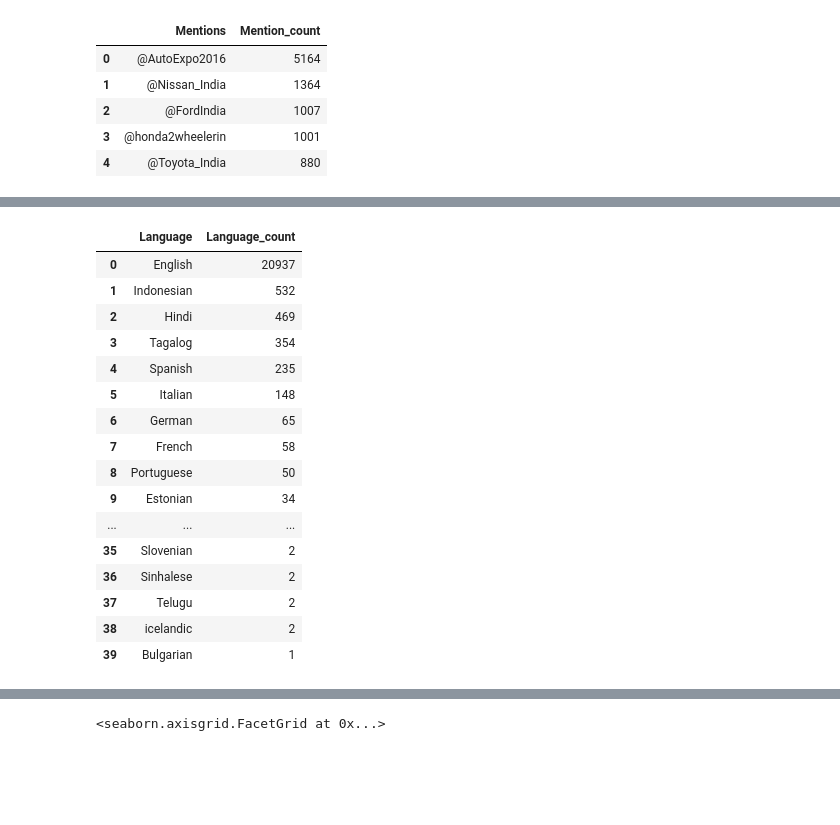
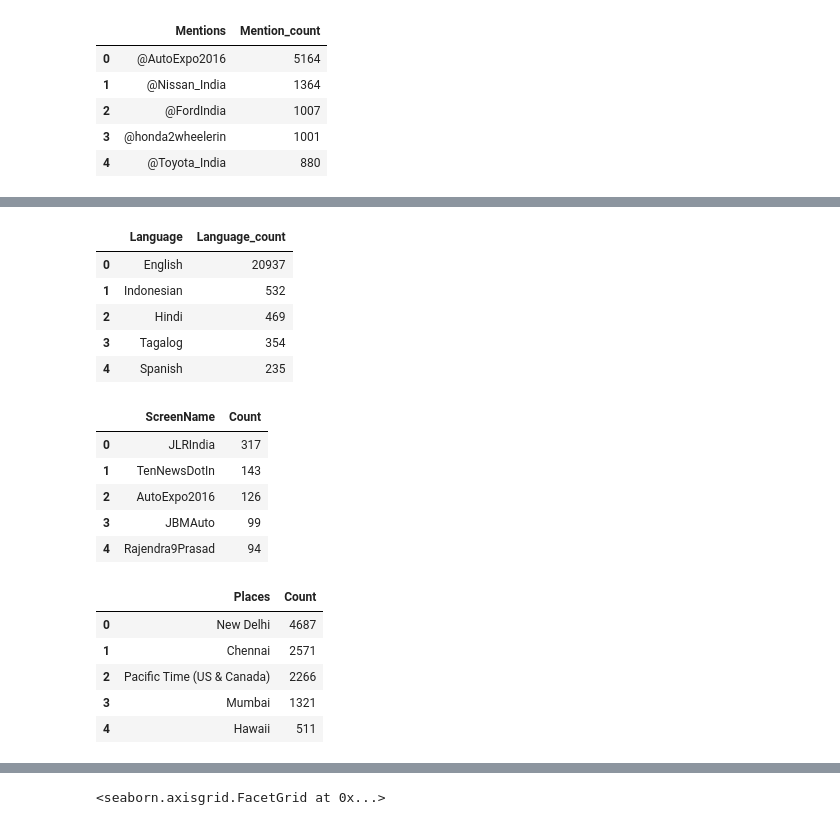
Before and after one commit to hsdua2304/Auto-Expo-Analysis-2016, a Jupyter notebook: Auto Expo Analysis 2016.ipynb, the cells around one changed output, grey strips where cells are left out. Saved outputs shown, nothing was run; the diff lists cells and outputs as text; code cells hidden in the pictures; blank space fills up the shorter version.

```diff
--- a/Auto Expo Analysis 2016.ipynb
+++ b/Auto Expo Analysis 2016.ipynb
@@ -59,8 +60,8 @@ sns.set_style('whitegrid')
 ### Total Number of tweets and sample tweets
 # %%
 tweets = []
-tweets_file = open('tweets.json', 'r',encoding='utf-8')
-for line in tweets_file:
+f = open('tweets.json', 'r',encoding='utf-8')
+for line in f:
     try:
         tweet = json.loads(line)
         tweets.append(tweet)
@@ -68,7 +69,7 @@ for line in tweets_file:
         continue
 
 print('Sample Tweet in JSON Format : \n')
-print(json.dumps(tweets[1:2],indent=4))
+print(json.dumps(tweets[1:2],indent=2))
 # %% [output]
 Sample Tweet in JSON Format :
 
@@ -114,7 +157,7 @@ RT @AutoExpo2016: It's raining celebrities at #AETMS16! #Spotted the dashing @An
 emoticons_str = r"""
     (?:
         [:=;] # Eyes
-        [oO\-]? # Nose (optional)
+        [oO\-]? # Nose
         [D\)\]\(\]/\\OpP] # Mouth
     )"""
 
@@ -131,11 +174,13 @@ regex_str = [
     r'(?:\S)' # anything else
 ]
 
+
 tokens_re = re.compile(r'('+'|'.join(regex_str)+')', re.VERBOSE | re.IGNORECASE)
 emoticon_re = re.compile(r'^'+emoticons_str+'$', re.VERBOSE | re.IGNORECASE)
 
 def tokenize(s):
-    return tokens_re.findall(s)
+    mess =  re.sub(r'\w+:\/{2}[\d\w-]+(\.[\d\w-]+)*(?:(?:\/[^\s/]*))*', '', s)
+    return tokens_re.findall(mess)
 
 def preprocess(s, lowercase=False):
     tokens = tokenize(s)
@@ -143,6 +188,8 @@ def preprocess(s, lowercase=False):
         tokens = [token if emoticon_re.search(token) else token.lower() for token in tokens]
     return tokens
 
+
+
 tweet = "RT @PressPlayTVapp: Get all action from @AutoExpo2016  on #PressPlay! Download the App Now: https://t.co/WIEt5hbRZ5 #automobile #AETMS16 ht…"
 
 print('Tweet after preprocessing : \n')
@@ -160,12 +207,20 @@ import string
 punctuation = ['!', '"', '#', '$', '%', '&', "'", '(', ')', '*', '+', ',', '-', '.', '/', ':', ';',
                '<', '=', '>', '?', '@', '[', '\\', ']', '^', '_', '`', '{', '|', '}', '~']
 
-hindiwords = nltk.corpus.indian.words('hindi.pos')
-
-stop = stopwords.words('english') + punctuation + ['RT', 'via','#AETMS2016','#AutoExpo2016','Auto','Expo','2016','amp','The','\xa0','…','https']
+stop = stopwords.words('english') #removing stopwords
+hashtags = [i for i in freq_df['Hashtags'] if i != None] #removing hashtags
+mentions = [i for i in freq_df['Mentions'] if i != None] #removing mentions
+#stop contains all the stopwords
+stop += punctuation + ['RT', 'via','#AETMS2016','#AutoExpo2016','amp','The','\xa0','…','https','\x85']
+#clean is list consisting stopwords along with hashtags and mentions
+clean = stop + hashtags + mentions
 # %%
-tweet = "RT @PressPlayTVapp: Get all action from @AutoExpo2016  on #PressPlay! Download the App Now: https://t.co/WIEt5hbRZ5 #automobile #AETMS16 ht…"
-after_stop = [term for term in preprocess(tweet) if term not in stop]
+#preprocess function
+def text_preprocess(message):
+    return [term for term in preprocess(str(message)) if term not in clean]
+
+tweet = "RT @bmwindia: The young generation loves them too! #FutureOfLuxury #AutoExpo2016 "
+after_stop = [term for term in text_preprocess(tweet) if term not in clean]
 print('Tweets before preprocessing : \n')
 print(tweet)
 print('\nTweets after preprocessing : \n')
@@ -257,28 +345,37 @@ termOnly_df.head()
 # %%
+#mapping fullnames of languages to their keys
+
 lang_map  ={'ar':'Arabic','bg':'Bulgarian','bn':'Bengali','cs':'czech','cy':'Welsh','da':'Danish','de':'German','el':'Greek',
             'en':'English','es':'Spanish','et':'Estonian','fi':'Finish','fr':'French','gu':'Gujrati','hi':'Hindi','ht':'Haitian Creole',
            'in':'Indonesian','is':'icelandic','it':'Italian','ja':'Japenese','kn':'Kannada','lt': 'Lithuanian','lv': 'Latvian',
             'ml': 'Malayalam','mr': 'Marathi','ne': 'Nepali','nl': 'Dutch','no': 'Norwegian','pa': 'Punjabi','pl': 'Polish',
             'pt': 'Portuguese','ro': 'Romanian','ru': 'Russian','si': 'Sinhalese','sl': 'Slovenian','sv': 'Swedish','ta': 'Tamil',
             'te': 'Telugu','tl': 'Tagalog','tr': 'Turkish'}
 lang_df['Language'] = lang_df['Language'].map(lang_map)
-lang_df
+lang_df.head()
 # %% [output]
 |  | Language | Language_count |
 | 0 | English | 20937 |
 | 1 | Indonesian | 532 |
 | 2 | Hindi | 469 |
 | 3 | Tagalog | 354 |
 | 4 | Spanish | 235 |
-| 5 | Italian | 148 |
-| 6 | German | 65 |
-| 7 | French | 58 |
-| 8 | Portuguese | 50 |
-| 9 | Estonian | 34 |
-| ... | ... | ... |
-| 35 | Slovenian | 2 |
-| 36 | Sinhalese | 2 |
-| 37 | Telugu | 2 |
-| 38 | icelandic | 2 |
-| 39 | Bulgarian | 1 |
+# %%
+screen_name_df.head()
+# %% [output]
+|  | ScreenName | Count |
+| 0 | JLRIndia | 317 |
+| 1 | TenNewsDotIn | 143 |
+| 2 | AutoExpo2016 | 126 |
+| 3 | JBMAuto | 99 |
+| 4 | Rajendra9Prasad | 94 |
+# %%
+places_df.head()
+# %% [output]
+|  | Places | Count |
+| 0 | New Delhi | 4687 |
+| 1 | Chennai | 2571 |
+| 2 | Pacific Time (US & Canada) | 2266 |
+| 3 | Mumbai | 1321 |
+| 4 | Hawaii | 511 |
 # %%
```
Also changed, not shown: parts of 66 cells of this notebook, 3 other files.
